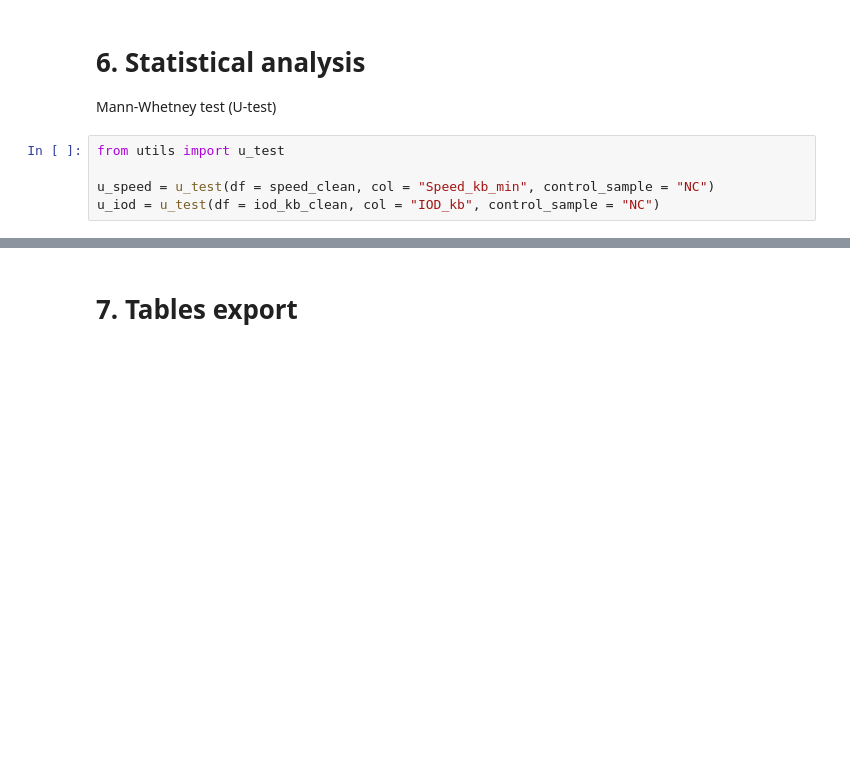
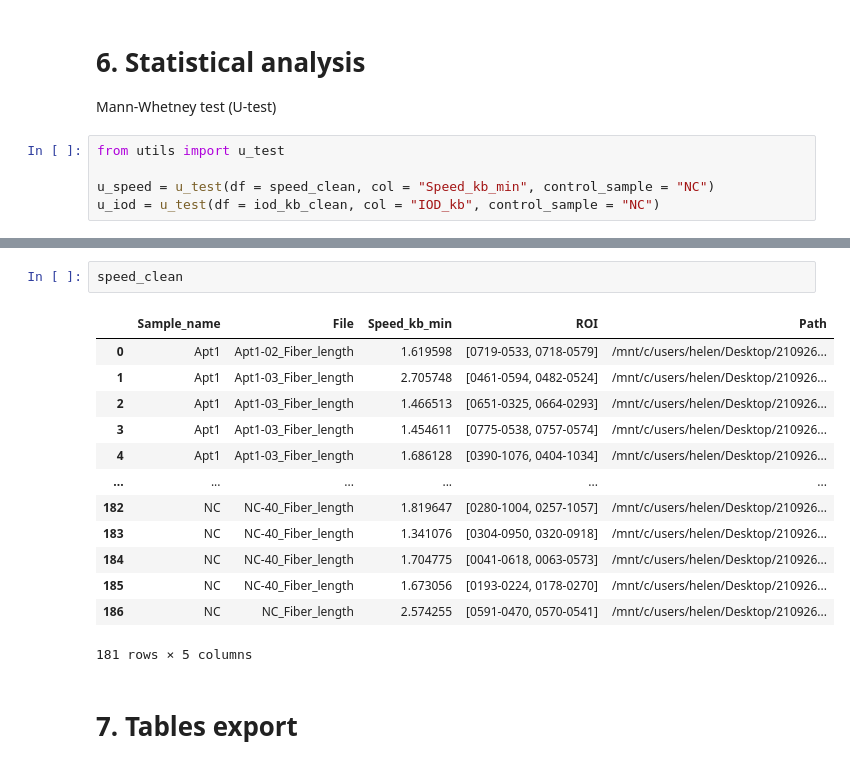
Before and after one commit to Lopatushka/DNA_fibers, a Jupyter notebook: notebooks/aptamers.ipynb, the cells around one changed output, grey strips where cells are left out. Cells and saved outputs as stored; diff of their text form; blank space fills up the shorter version.

```diff
--- a/notebooks/aptamers.ipynb
+++ b/notebooks/aptamers.ipynb
@@ -255,3 +207,19 @@ u_iod
+# %%
+speed_clean
+# %% [output]
+|  | Sample_name | File | Speed_kb_min | ROI | Path |
+| 0 | Apt1 | Apt1-02_Fiber_length | 1.619598 | [0719-0533, 0718-0579] | /mnt/c/users/helen/Desktop/210926... |
+| 1 | Apt1 | Apt1-03_Fiber_length | 2.705748 | [0461-0594, 0482-0524] | /mnt/c/users/helen/Desktop/210926... |
+| 2 | Apt1 | Apt1-03_Fiber_length | 1.466513 | [0651-0325, 0664-0293] | /mnt/c/users/helen/Desktop/210926... |
+| 3 | Apt1 | Apt1-03_Fiber_length | 1.454611 | [0775-0538, 0757-0574] | /mnt/c/users/helen/Desktop/210926... |
+| 4 | Apt1 | Apt1-03_Fiber_length | 1.686128 | [0390-1076, 0404-1034] | /mnt/c/users/helen/Desktop/210926... |
+| ... | ... | ... | ... | ... | ... |
+| 182 | NC | NC-40_Fiber_length | 1.819647 | [0280-1004, 0257-1057] | /mnt/c/users/helen/Desktop/210926... |
+| 183 | NC | NC-40_Fiber_length | 1.341076 | [0304-0950, 0320-0918] | /mnt/c/users/helen/Desktop/210926... |
+| 184 | NC | NC-40_Fiber_length | 1.704775 | [0041-0618, 0063-0573] | /mnt/c/users/helen/Desktop/210926... |
+| 185 | NC | NC-40_Fiber_length | 1.673056 | [0193-0224, 0178-0270] | /mnt/c/users/helen/Desktop/210926... |
+| 186 | NC | NC_Fiber_length | 2.574255 | [0591-0470, 0570-0541] | /mnt/c/users/helen/Desktop/210926... |
+181 rows × 5 columns
 # %% [markdown]
 # 7. Tables export
 # %%
```
Also changed, not shown: parts of 8 cells of this notebook.
